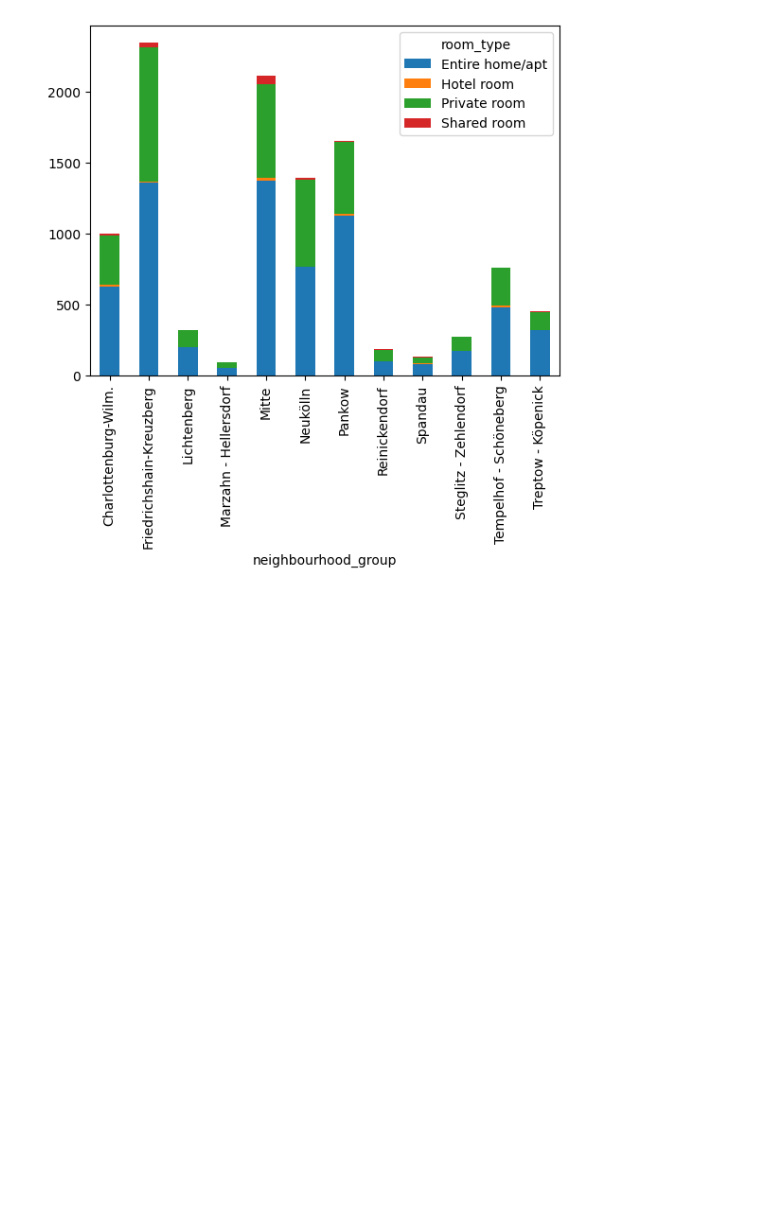
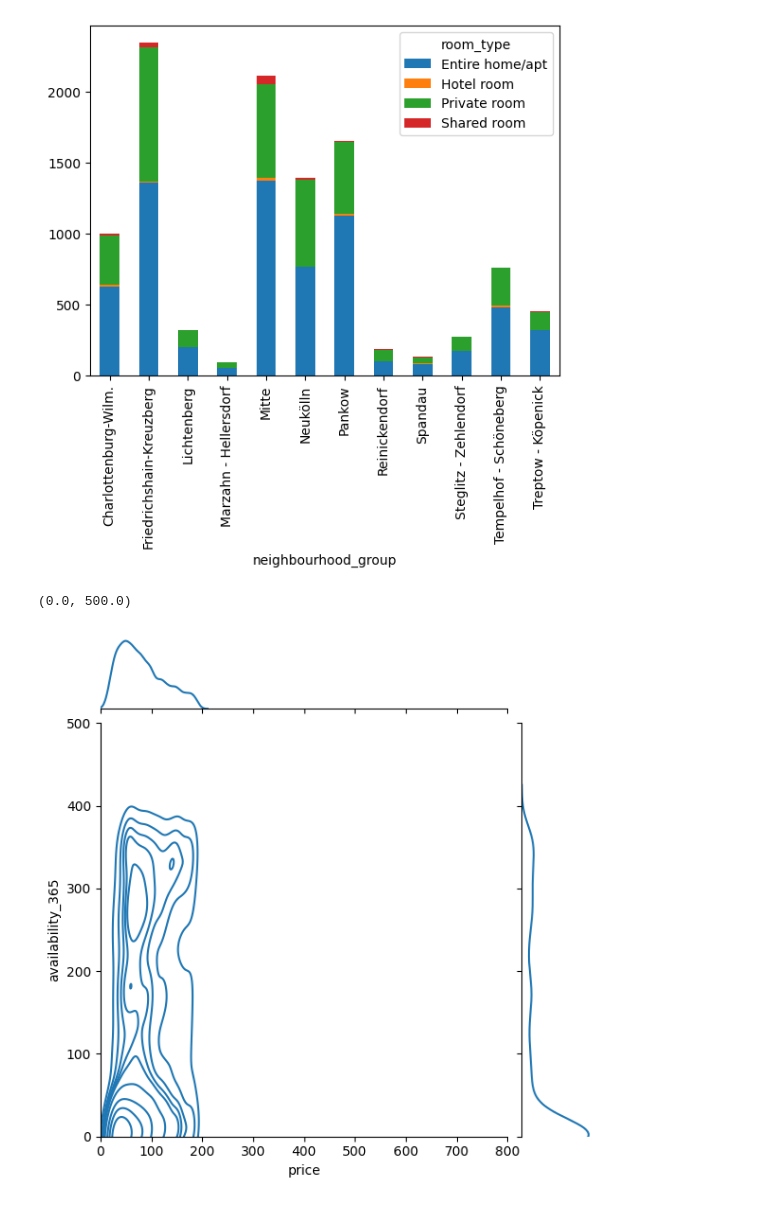
Before and after one commit to awildt01/Airbnb_Berlin-, a Jupyter notebook: Airbnb_(Berlin).ipynb, the cells around one changed output. Saved outputs shown, nothing was run; the diff lists cells and outputs as text; code cells hidden in the pictures; blank space fills up the shorter version.

```diff
--- a/Airbnb_(Berlin).ipynb
+++ b/Airbnb_(Berlin).ipynb
@@ -788,3 +852,11 @@ two_cls.plot.bar(stacked=True)
 plt.show()
 # %% [output]
 [figure]
+# %%
+g = sns.jointplot(x="price", y="availability_365", kind='kde', data=df_clean)
+
+g.ax_marg_x.set_xlim(0, 800)
+g.ax_marg_y.set_ylim(0, 500)
+# %% [output]
+(0.0, 500.0)
+[figure, added]
```
Also changed, not shown: parts of 15 cells of this notebook.
